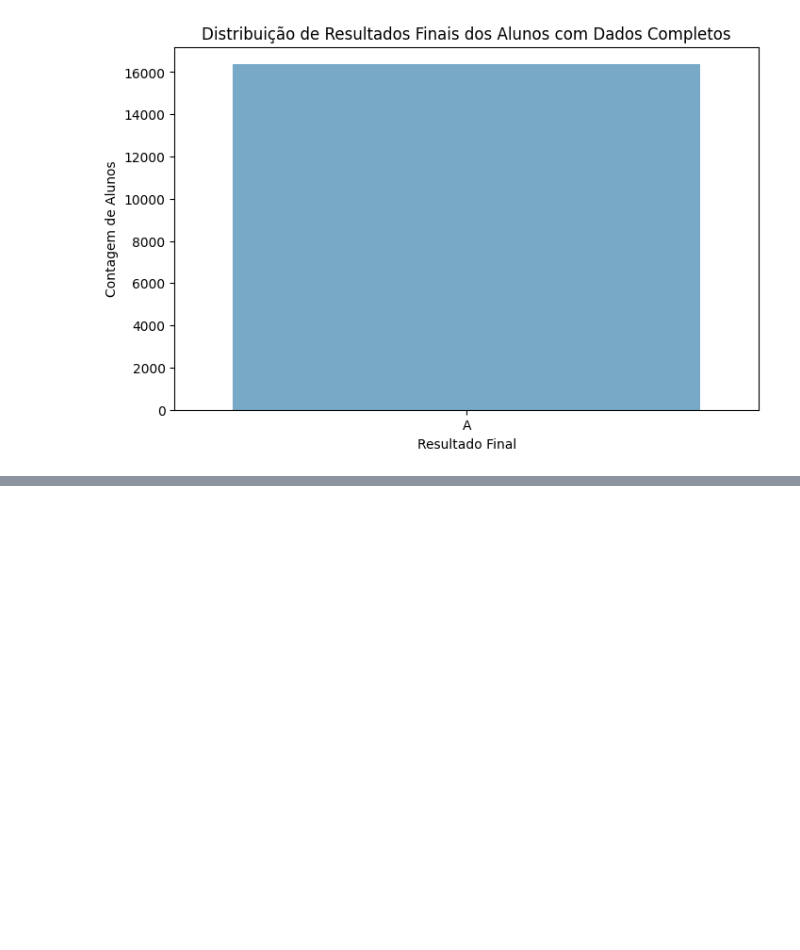
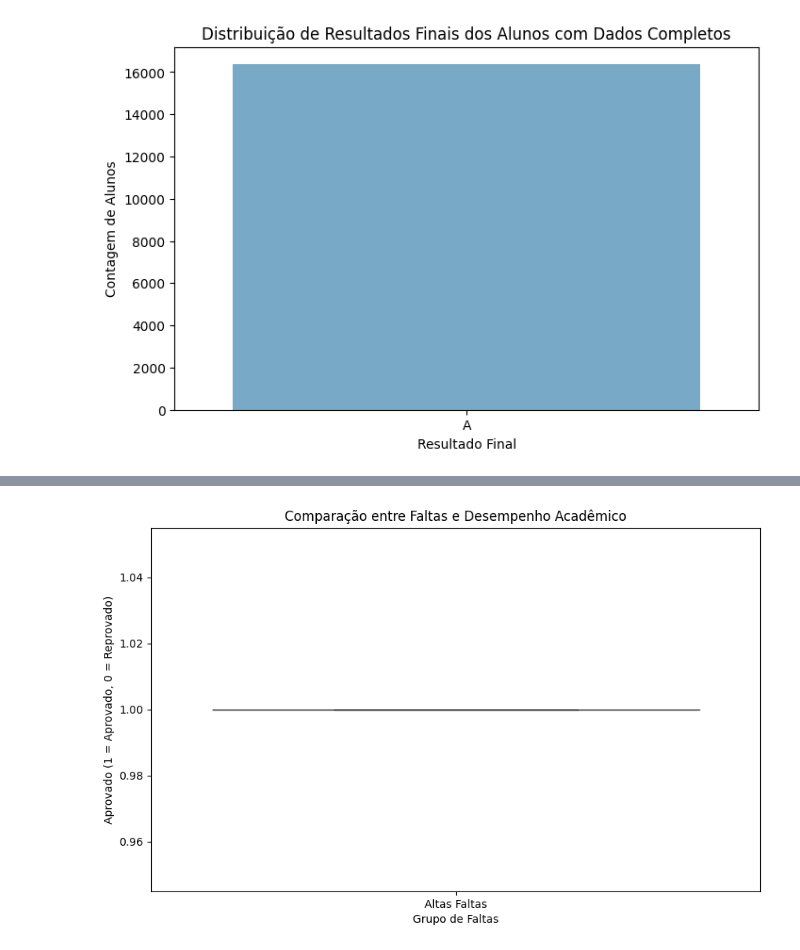
Before and after one commit to camimq/datathonFiap, a Jupyter notebook: main_analysis.ipynb, the cells around one changed output, grey strips where cells are left out. Saved outputs shown, nothing was run; the diff lists cells and outputs as text; code cells hidden in the pictures; blank space fills up the shorter version.

```diff
--- a/main_analysis.ipynb
+++ b/main_analysis.ipynb
@@ -556,0 +612,13 @@ Passing `palette` without assigning `hue` is deprecated and will be removed in v
+# %%
+import matplotlib.pyplot as plt
+import seaborn as sns
+
+# Gráfico de comparação entre grupos de baixas e altas faltas no desempenho
+plt.figure(figsize=(10, 6))
+sns.boxplot(x='GrupoFaltas', y='Aprovado', data=df_filtered_faltas)
+plt.title('Comparação entre Faltas e Desempenho Acadêmico')
+plt.xlabel('Grupo de Faltas')
+plt.ylabel('Aprovado (1 = Aprovado, 0 = Reprovado)')
+plt.show()
+# %% [output]
+[figure, added]
```
Also changed, not shown: parts of 9 cells of this notebook.
